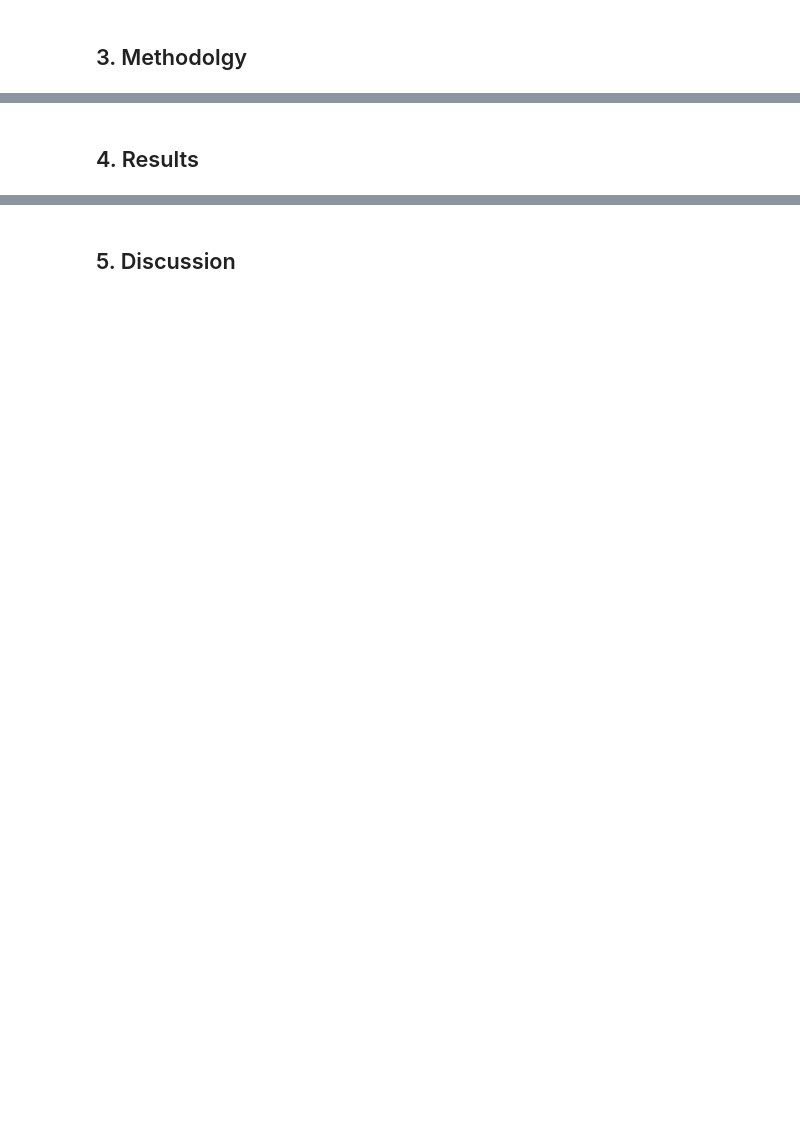
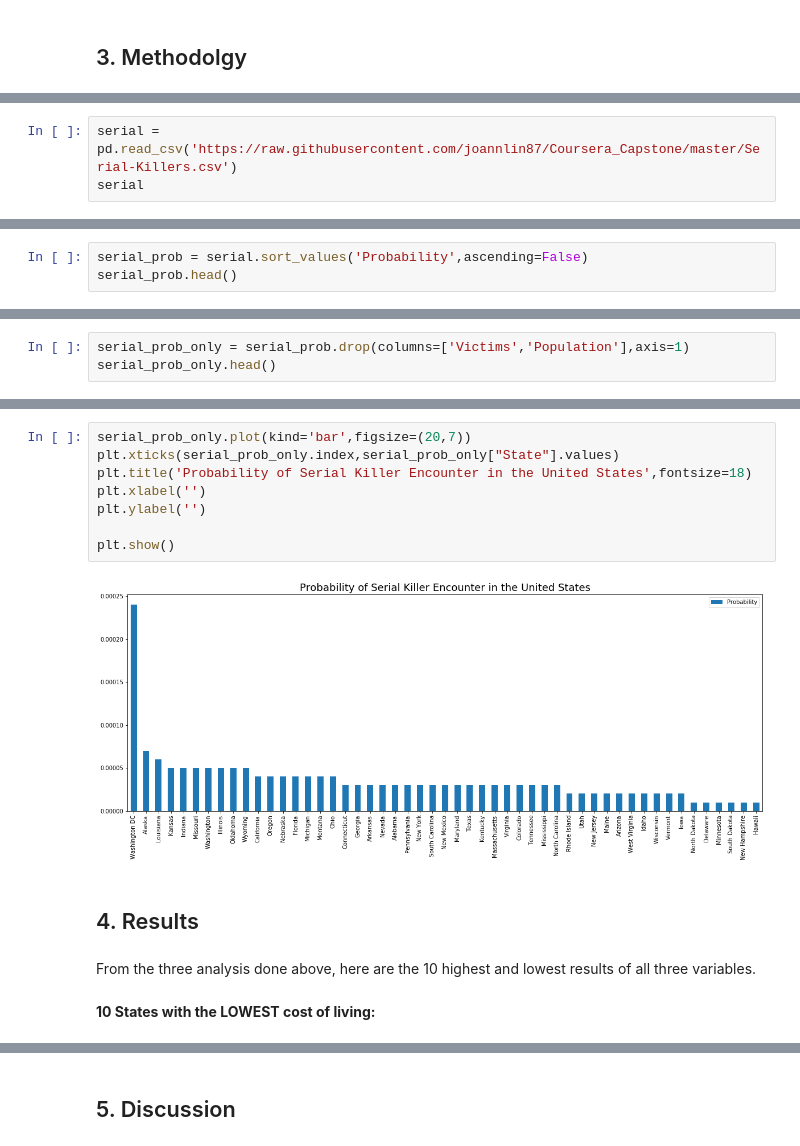
Before and after one commit to Richjero/Coursera_Capstone-1, a Jupyter notebook: Capstone Project: Battle of the Neighborhoods.ipynb, the cells around one changed output, grey strips where cells are left out. Saved outputs shown, nothing was run; the diff lists cells and outputs as text; blank space fills up the shorter version.

```diff
--- a/Capstone Project: Battle of the Neighborhoods.ipynb
+++ b/Capstone Project: Battle of the Neighborhoods.ipynb
@@ -44,0 +488,3 @@ This data contains the number of (known) serial killer victims in each state.  I
+# %%
+serial = pd.read_csv('https://raw.githubusercontent.com/joannlin87/Coursera_Capstone/master/Serial-Killers.csv')
+serial
@@ -44,0 +533,3 @@ This data contains the number of (known) serial killer victims in each state.  I
+# %%
+serial_prob = serial.sort_values('Probability',ascending=False)
+serial_prob.head()
@@ -44,0 +545,3 @@ This data contains the number of (known) serial killer victims in each state.  I
+# %%
+serial_prob_only = serial_prob.drop(columns=['Victims','Population'],axis=1)
+serial_prob_only.head()
@@ -45,2 +555,16 @@ This data contains the number of (known) serial killer victims in each state.  I
+# %%
+serial_prob_only.plot(kind='bar',figsize=(20,7))
+plt.xticks(serial_prob_only.index,serial_prob_only["State"].values)
+plt.title('Probability of Serial Killer Encounter in the United States',fontsize=18)
+plt.xlabel('')
+plt.ylabel('')
+
+plt.show()
+# %% [output]
+[figure, added]
 # %% [markdown]
 ## 4. Results
+# %% [markdown]
+From the three analysis done above, here are the 10 highest and lowest results of all three variables.
+# %% [markdown]
+__10 States with the LOWEST cost of living:__
```
Also changed, not shown: parts of 77 cells of this notebook.
